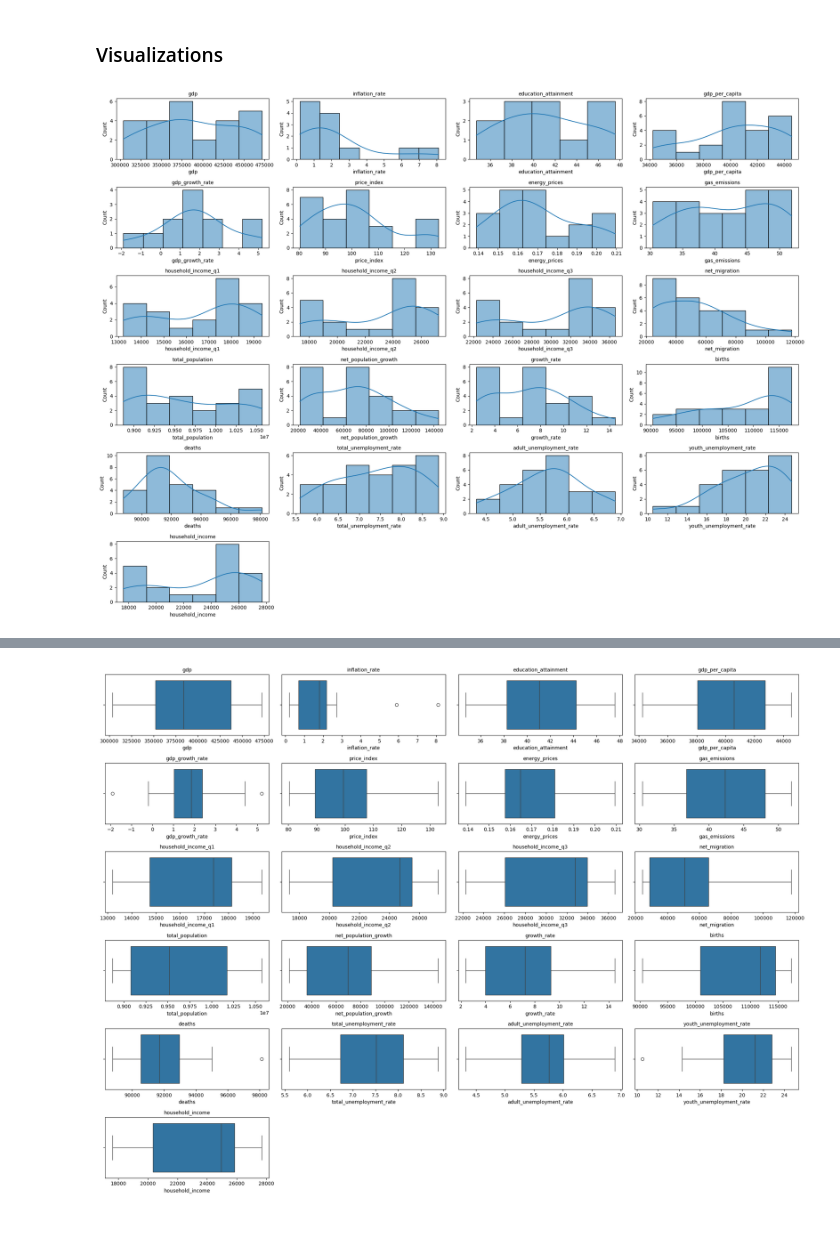
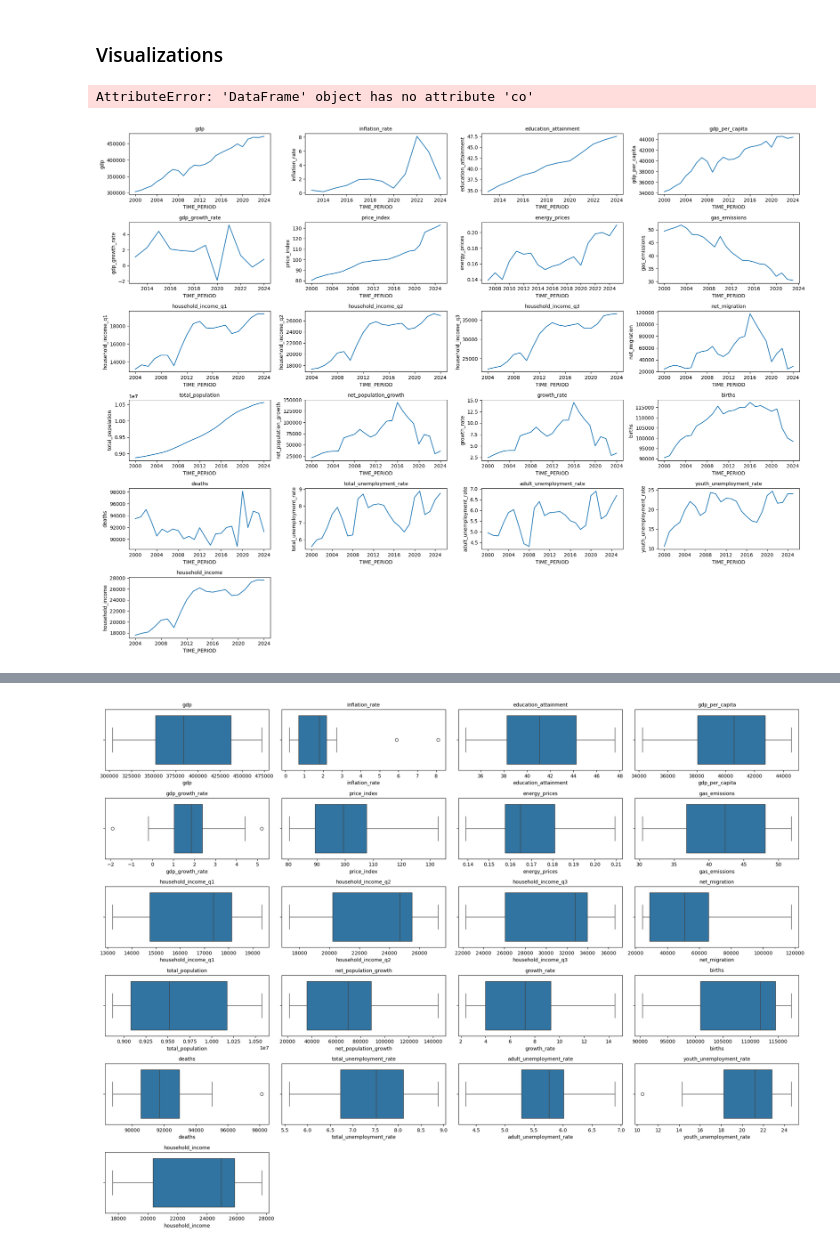
Before and after one commit to Grena30/Exploratory-Data-Analysis, a Jupyter notebook: EDA/analysis.ipynb, the cells around one changed output, grey strips where cells are left out. Cells and saved outputs as stored; diff of their text form; code cells hidden in the pictures.

```diff
--- a/EDA/analysis.ipynb
+++ b/EDA/analysis.ipynb
@@ -96,3 +109,36 @@ def impute_missing_data(raw_df):
+# %%
+def plot_dataframe(df, n_cols=4, plot='hist', comparison='TIME_PERIOD'):
+    num_cols = df.co(include='number').columns
+    n_rows = int(len(num_cols) / n_cols) + 1
+
+    plots = ['hist', 'box', 'line', 'scatter']
+
+    if comparison not in df.columns:
+        return print("Unknown feature column to compare with.")
+
+    if plot not in plots:
+        return print("Unknown plot option.")
+
+    plt.figure(figsize=(20, 15))
+
+    for i, col in enumerate(num_cols, 1):
+        plt.subplot(n_rows, n_cols, i)
+
+        if plot == 'hist':
+            sns.histplot(data=df, x=col, kde=True)
+        elif plot == 'box':
+            sns.boxplot(data=df, x=col)
+        elif plot == 'line':
+            sns.lineplot(data=df, x=comparison, y=col)
+        elif plot == 'scatter':
+            sns.scatterplot(data=df, x=comparison, y=col)
+
+        plt.title(col, fontsize=10)
+        plt.tight_layout()
+
+    plt.show()
+
+    return None
 # %% [markdown]
 ### Dataset Analysis
 # %%
@@ -178,19 +272,10 @@ aggregate_df.tail()
 # %% [markdown]
 ### Visualizations
 # %%
-num_cols = aggregate_df.select_dtypes(include='number').columns
-
-n_cols = 4
-n_rows = int(len(num_cols) / n_cols) + 1
-
-plt.figure(figsize=(20, 15))
-
-for i, col in enumerate(num_cols, 1):
-    plt.subplot(n_rows, n_cols, i)
-    sns.histplot(data=aggregate_df, x=col, kde=True)
-    plt.title(col, fontsize=10)
-    plt.tight_layout()
-
-plt.show()
+plot_dataframe(df=aggregate_df, plot='hist')
 # %% [output]
-[figure, removed]
+AttributeError: 'DataFrame' object has no attribute 'co'
+# %%
+plot_dataframe(df=aggregate_df, plot='line')
+# %% [output]
+[figure, added]
```
Also changed, not shown: parts of 12 cells of this notebook, 1 other file.
